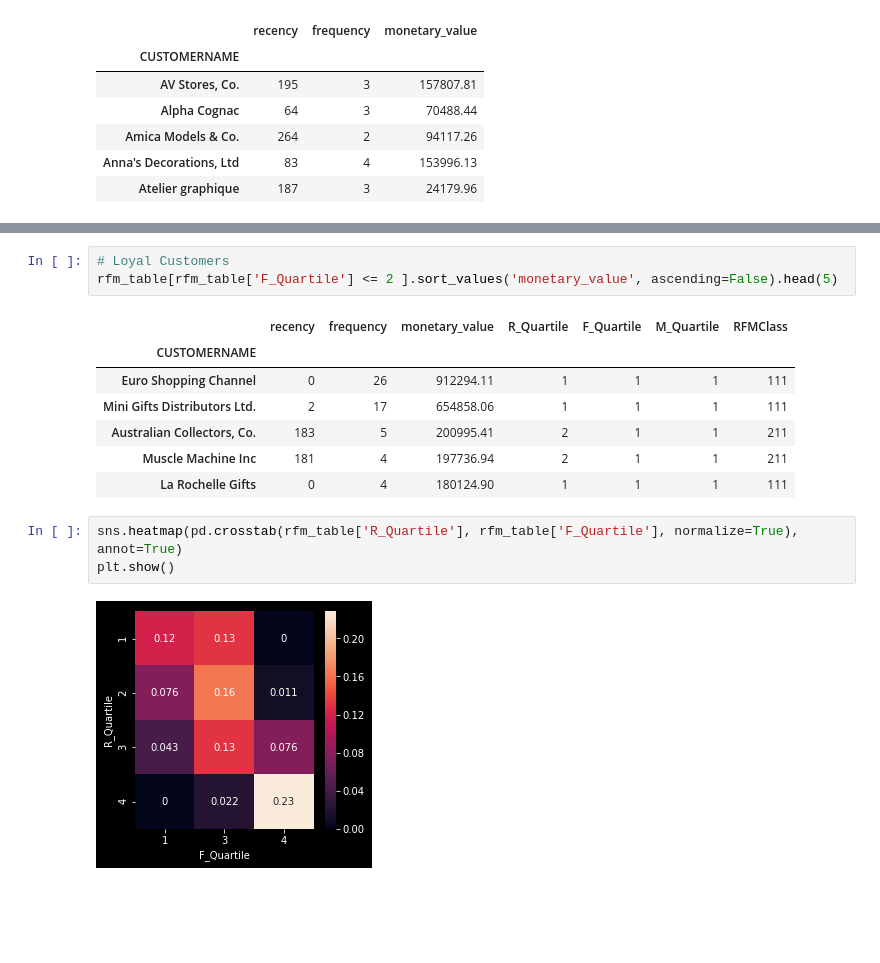
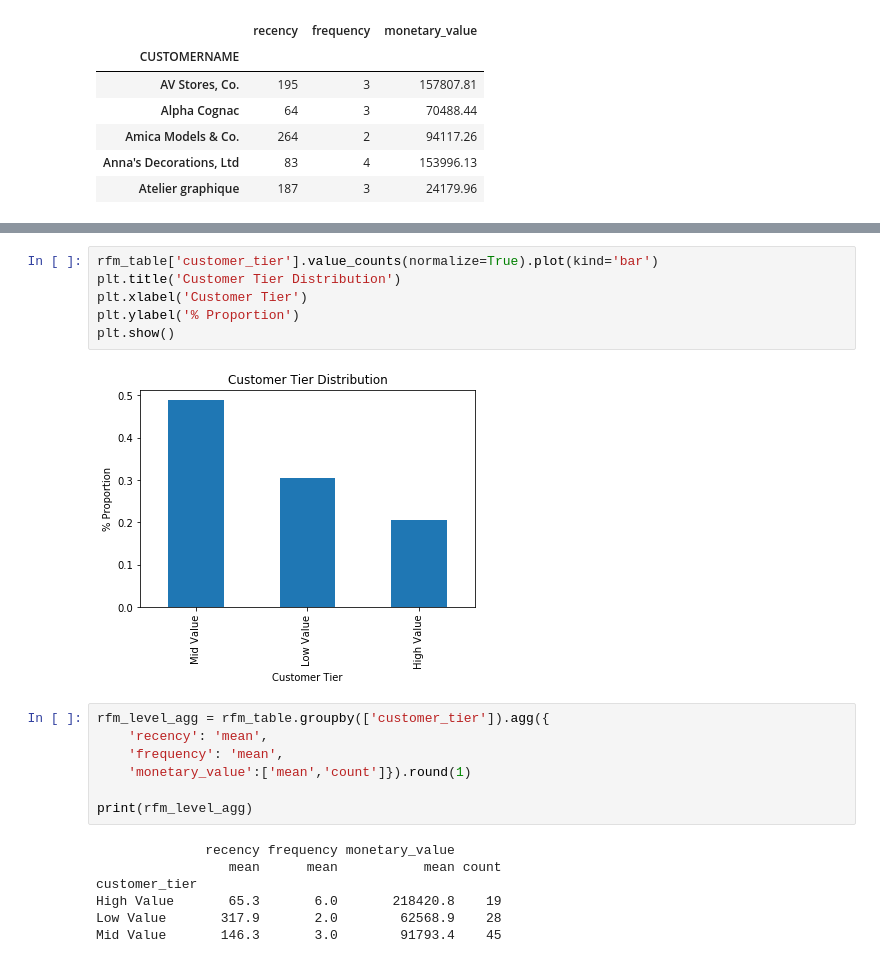
Before and after one commit to bundickm/Sales-Analysis-and-Dashboard, a Jupyter notebook: RFM_Analysis.ipynb, the cells around one changed output, grey strips where cells are left out. Cells and saved outputs as stored; diff of their text form; blank space fills up the shorter version.

```diff
--- a/RFM_Analysis.ipynb
+++ b/RFM_Analysis.ipynb
@@ -190,16 +244,22 @@ rfm_table[rfm_table['RFMClass'] == '311'].sort_values('recency', ascending=False
-# %%
-# Loyal Customers
-rfm_table[rfm_table['F_Quartile'] <= 2 ].sort_values('monetary_value', ascending=False).head(5)
-# %% [output]
-|  | recency | frequency | monetary_value | R_Quartile | F_Quartile | M_Quartile | RFMClass |
-| CUSTOMERNAME |  |  |  |  |  |  |  |
-| Euro Shopping Channel | 0 | 26 | 912294.11 | 1 | 1 | 1 | 111 |
-| Mini Gifts Distributors Ltd. | 2 | 17 | 654858.06 | 1 | 1 | 1 | 111 |
-| Australian Collectors, Co. | 183 | 5 | 200995.41 | 2 | 1 | 1 | 211 |
-| Muscle Machine Inc | 181 | 4 | 197736.94 | 2 | 1 | 1 | 211 |
-| La Rochelle Gifts | 0 | 4 | 180124.90 | 1 | 1 | 1 | 111 |
-# %%
-sns.heatmap(pd.crosstab(rfm_table['R_Quartile'], rfm_table['F_Quartile'], normalize=True), annot=True)
-plt.show()
-# %% [output]
-[figure, removed]
+# %%
+rfm_table['customer_tier'].value_counts(normalize=True).plot(kind='bar')
+plt.title('Customer Tier Distribution')
+plt.xlabel('Customer Tier')
+plt.ylabel('% Proportion')
+plt.show()
+# %% [output]
+[figure, added]
+# %%
+rfm_level_agg = rfm_table.groupby(['customer_tier']).agg({
+    'recency': 'mean',
+    'frequency': 'mean',
+    'monetary_value':['mean','count']}).round(1)
+
+print(rfm_level_agg)
+# %% [output]
+              recency frequency monetary_value
+                 mean      mean           mean count
+customer_tier
+High Value       65.3       6.0       218420.8    19
+Low Value       317.9       2.0        62568.9    28
+Mid Value       146.3       3.0        91793.4    45
```
Also changed, not shown: parts of 23 cells of this notebook.
